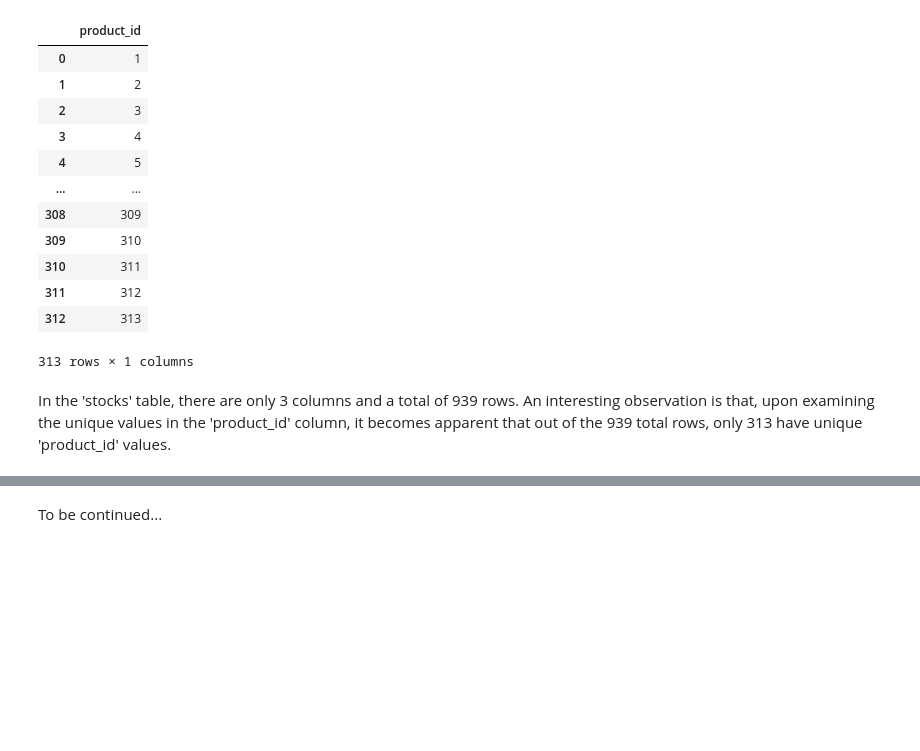
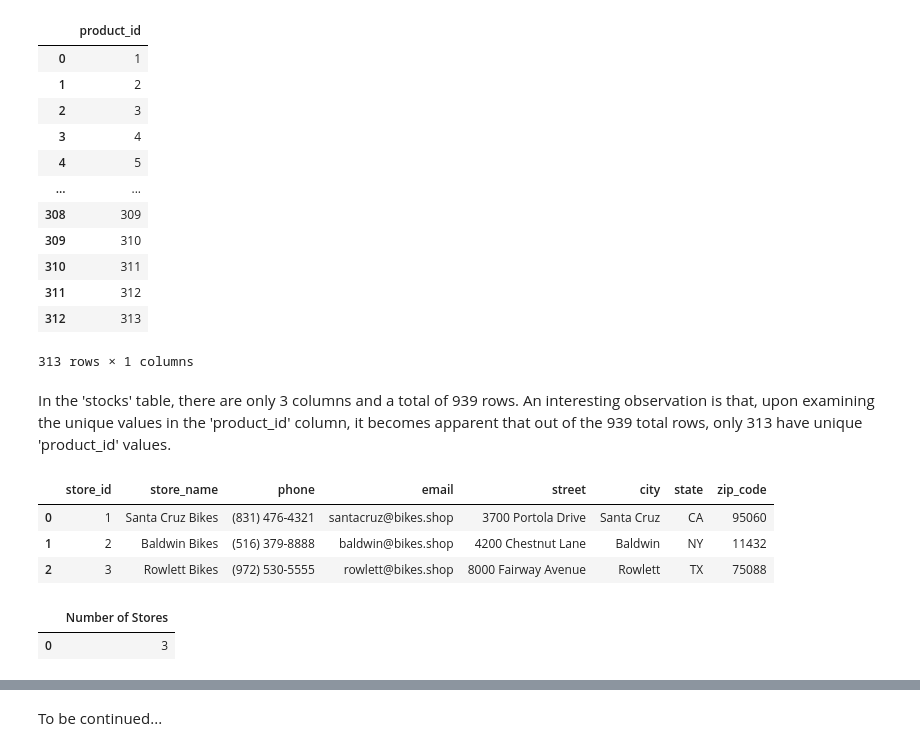
Before and after one commit to DiogocViana/Retail-Bike-Store-SQL-Notebook, a Jupyter notebook: Retail Bike Store.ipynb, the cells around one changed output, grey strips where cells are left out. Saved outputs shown, nothing was run; the diff lists cells and outputs as text; code cells hidden in the pictures; blank space fills up the shorter version.

```diff
--- a/Retail Bike Store.ipynb
+++ b/Retail Bike Store.ipynb
@@ -421,3 +422,23 @@ df
 313 rows × 1 columns
 # %% [markdown]
 In the 'stocks' table, there are only 3 columns and a total of 939 rows. An interesting observation is that, upon examining the unique values in the 'product_id' column, it becomes apparent that out of the 939 total rows, only 313 have unique 'product_id' values.
+# %%
+#Stores Table
+query = 'SELECT * FROM  stores'
+
+df = pd.read_sql_query(query, connection)
+df
+# %% [output]
+|  | store_id | store_name | phone | email | street | city | state | zip_code |
+| 0 | 1 | Santa Cruz Bikes | (831) 476-4321 | santacruz@bikes.shop | 3700 Portola Drive | Santa Cruz | CA | 95060 |
+| 1 | 2 | Baldwin Bikes | (516) 379-8888 | baldwin@bikes.shop | 4200 Chestnut Lane | Baldwin | NY | 11432 |
+| 2 | 3 | Rowlett Bikes | (972) 530-5555 | rowlett@bikes.shop | 8000 Fairway Avenue | Rowlett | TX | 75088 |
+# %%
+#Stores Table
+query = 'SELECT COUNT (city) AS "Number of Stores" FROM  stores'
+
+df = pd.read_sql_query(query, connection)
+df
+# %% [output]
+|  | Number of Stores |
+| 0 | 3 |
```
Also changed, not shown: parts of 12 cells of this notebook.
